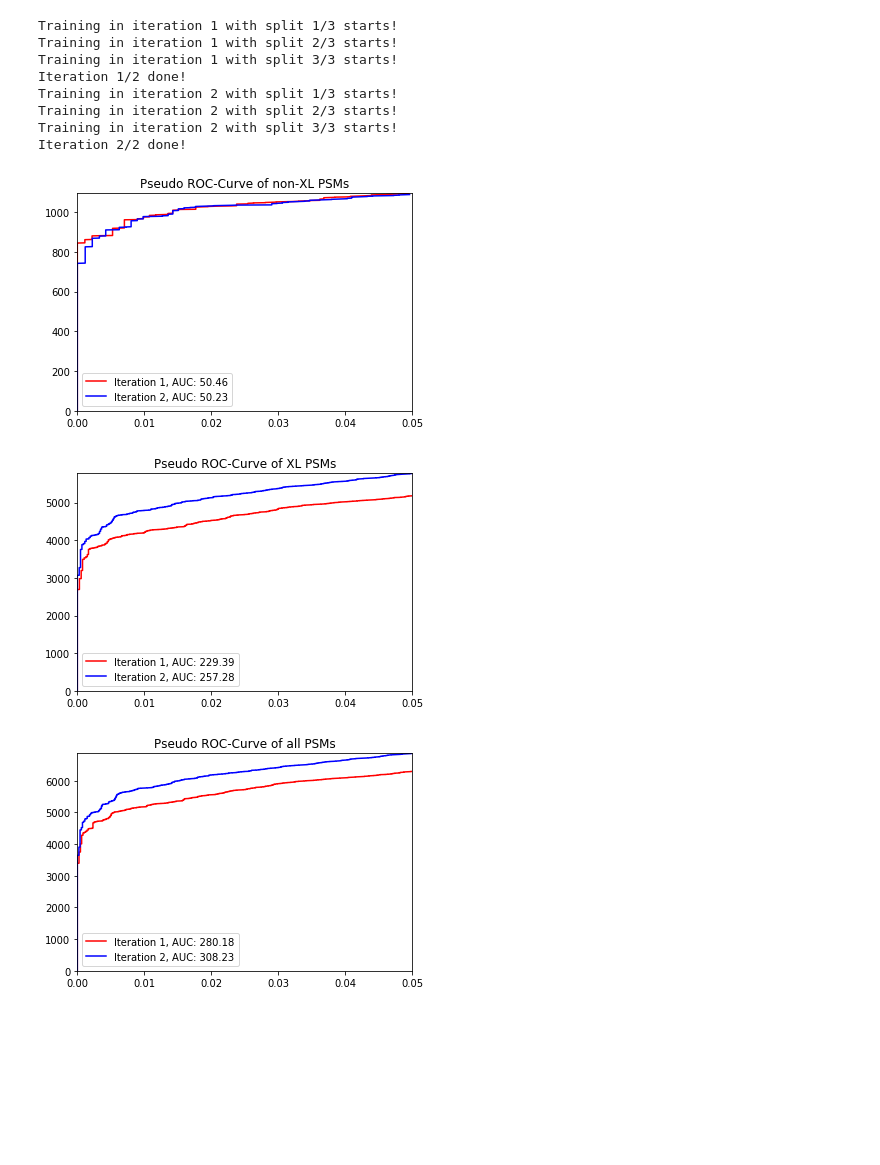
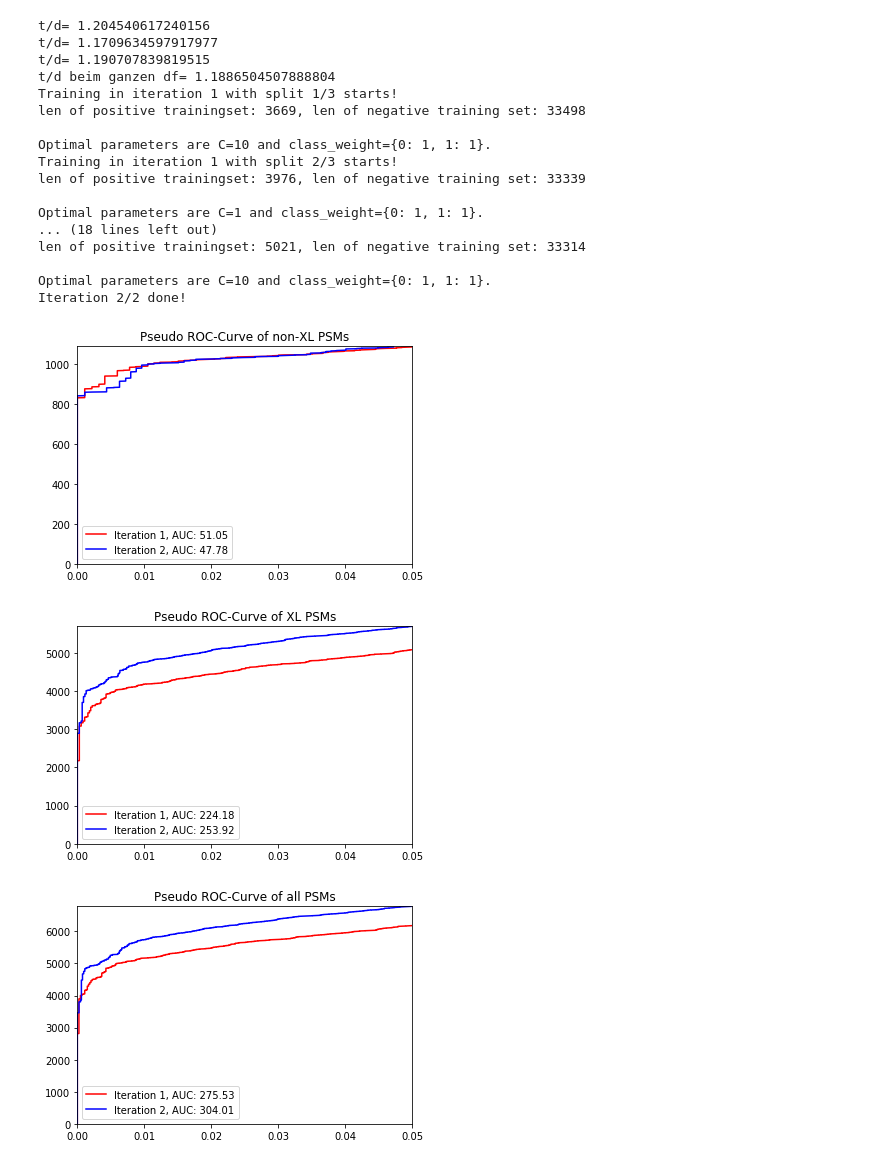
Before and after one commit to emilpaulitz/Bachelor-Thesis, a Jupyter notebook: src/Testing.ipynb, the cells around one changed output. Cells and saved outputs as stored; diff of their text form; code cells hidden in the pictures; blank space fills up the shorter version.

```diff
--- a/src/Testing.ipynb
+++ b/src/Testing.ipynb
@@ -17,14 +42,23 @@ file ready!
 # %%
-p = percolator(dSlow, idCol, features, I = 2, plotEveryIter = True, plotSaveName = 'Test.png')
+p = percolator_experimental(dSlow, idCol, features, I=2, plotEveryIter = True, fastCV = True)
 # %% [output]
+t/d= 1.204540617240156
+t/d= 1.1709634597917977
+t/d= 1.190707839819515
+t/d beim ganzen df= 1.1886504507888804
 Training in iteration 1 with split 1/3 starts!
+len of positive trainingset: 3669, len of negative training set: 33498
+
+Optimal parameters are C=10 and class_weight={0: 1, 1: 1}.
 Training in iteration 1 with split 2/3 starts!
-Training in iteration 1 with split 3/3 starts!
-Iteration 1/2 done!
-Training in iteration 2 with split 1/3 starts!
-Training in iteration 2 with split 2/3 starts!
-Training in iteration 2 with split 3/3 starts!
+len of positive trainingset: 3976, len of negative training set: 33339
+
+Optimal parameters are C=1 and class_weight={0: 1, 1: 1}.
+... (18 lines left out)
+len of positive trainingset: 5021, len of negative training set: 33314
+
+Optimal parameters are C=10 and class_weight={0: 1, 1: 1}.
 Iteration 2/2 done!
-[figure, old version]
+[figure, new version]
-[figure, old version]
+[figure, new version]
-[figure, old version]
+[figure, new version]
```
Also changed, not shown: parts of 8 cells of this notebook, 41 other files.
